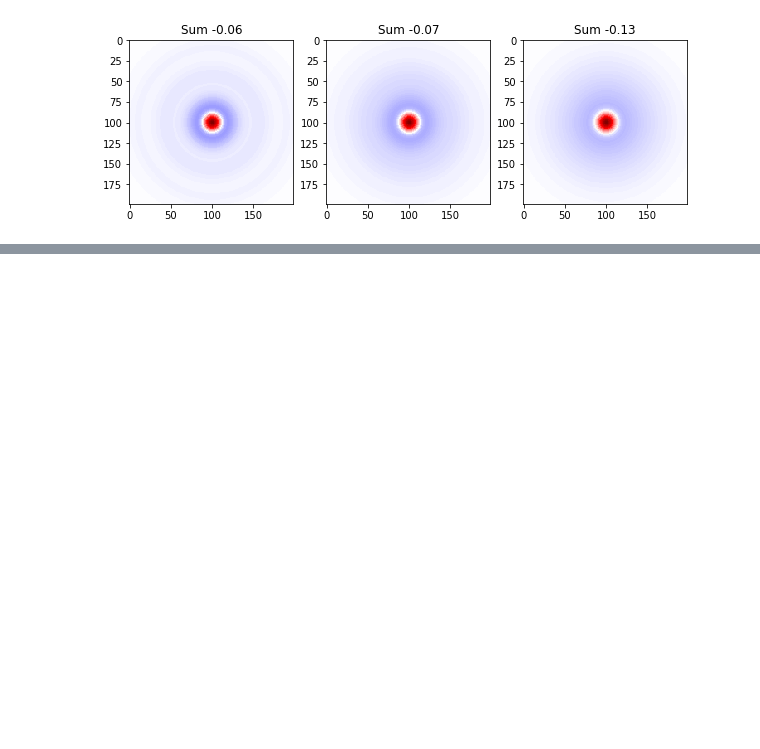
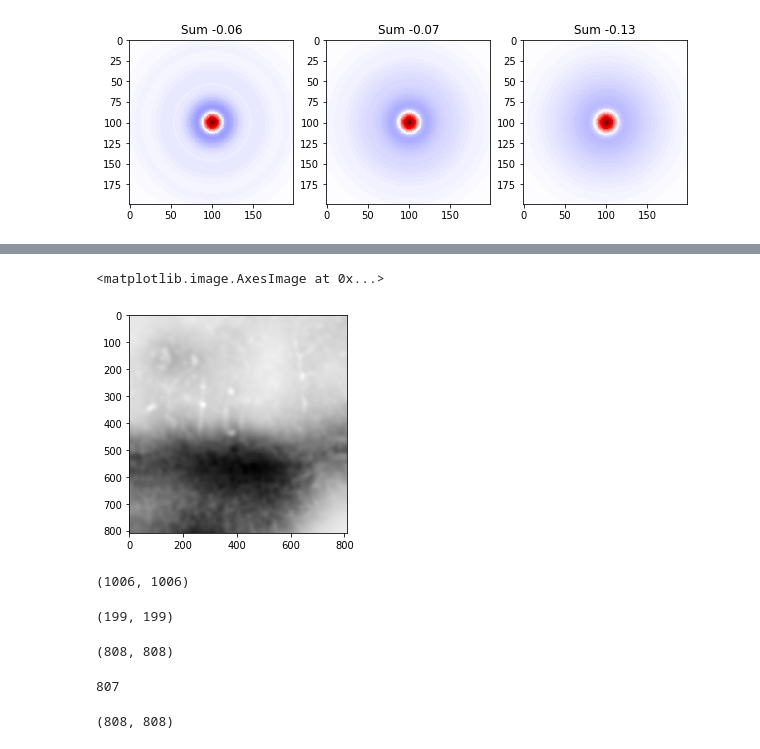
Before and after one commit to lmcintosh/ipython-notebooks, a Jupyter notebook: baccuslab/2017 9-9 Effect of diversity.ipynb, the cells around one changed output, grey strips where cells are left out. Cells and saved outputs as stored; diff of their text form; code cells hidden in the pictures; blank space fills up the shorter version.

```diff
--- a/baccuslab/2017 9-9 Effect of diversity.ipynb
+++ b/baccuslab/2017 9-9 Effect of diversity.ipynb
@@ -1147,0 +1160,25 @@ filtered_images[0][0].shape
+# %%
+plt.imshow(filtered_images[2][0], cmap='gray')
+# %% [output]
+<matplotlib.image.AxesImage at 0x...>
+[figure, added]
+# %%
+patches[0].shape
+# %% [output]
+(1006, 1006)
+# %%
+truncated_filters_2d[0].shape
+# %% [output]
+(199, 199)
+# %%
+filtered_images[0][0].shape
+# %% [output]
+(808, 808)
+# %%
+1006 - 199
+# %% [output]
+807
+# %%
+patches[0][99:-99, 99:-99].shape
+# %% [output]
+(808, 808)
```
Also changed, not shown: parts of 38 cells of this notebook, 2 other files.
